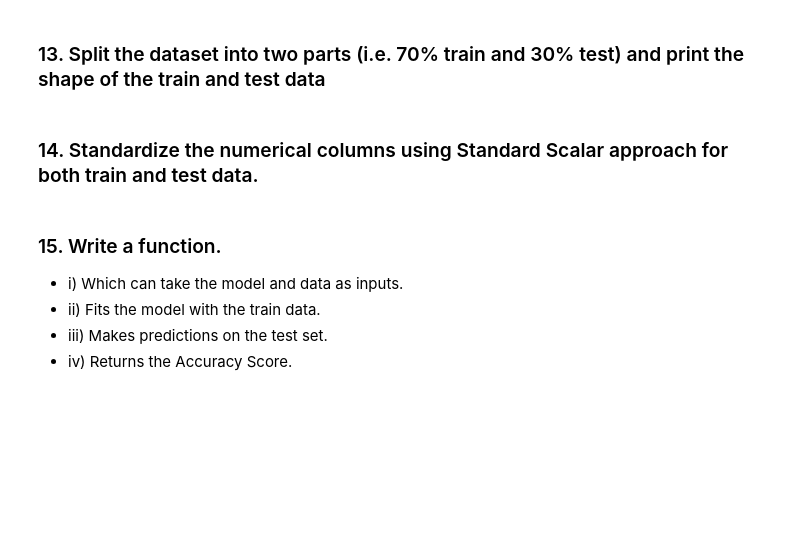
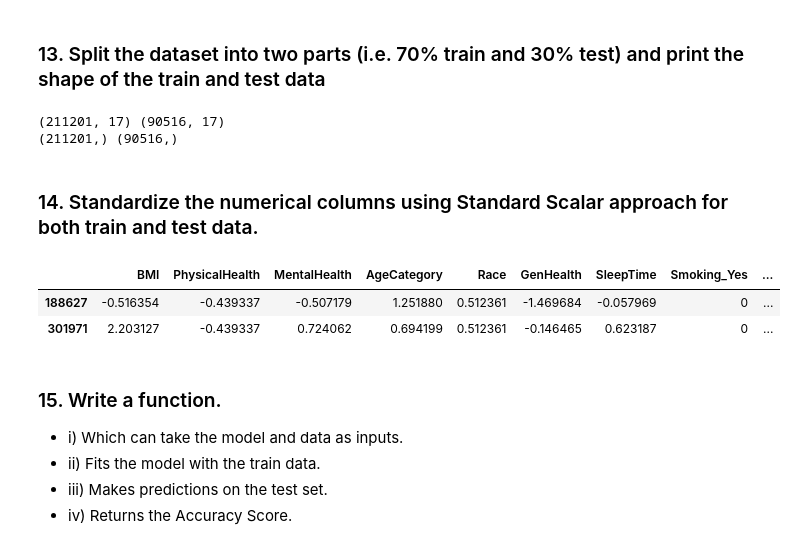
Before and after one commit to Jariwalajerry007/HarshkumarJariwala_Lab3_Python-for-DS, a Jupyter notebook: Supervised Learning - Lab Problem Statement.ipynb, the cells around one changed output. Cells and saved outputs as stored; diff of their text form; code cells hidden in the pictures; blank space fills up the shorter version.

```diff
--- a/Supervised Learning - Lab Problem Statement.ipynb
+++ b/Supervised Learning - Lab Problem Statement.ipynb
@@ -213,4 +286,22 @@ We can observe that the target class distribution is highly imbalanced.
 # %% [markdown]
 ### 13. Split the dataset into two parts (i.e. 70% train and 30% test) and print the shape of the train and test data
+# %%
+X_train, X_test, Y_train, Y_test, = train_test_split(X, Y, test_size=0.30, random_state=1)
+print(X_train.shape,X_test.shape)
+print(Y_train.shape,Y_test.shape)
+# %% [output]
+(211201, 17) (90516, 17)
+(211201,) (90516,)
 # %% [markdown]
 ### 14. Standardize the numerical columns using Standard Scalar approach for both train and test data.
+# %%
+ss = StandardScaler()
+
+X_train.iloc[:,:7] = ss.fit_transform(X_train.iloc[:,:7])
+X_test.iloc[:,:7] = ss.transform(X_test.iloc[:,:7])
+# %%
+X_train.head(2)
+# %% [output]
+|  | BMI | PhysicalHealth | MentalHealth | AgeCategory | Race | GenHealth | SleepTime | Smoking_Yes | ... |
+| 188627 | -0.516354 | -0.439337 | -0.507179 | 1.251880 | 0.512361 | -1.469684 | -0.057969 | 0 | ... |
+| 301971 | 2.203127 | -0.439337 | 0.724062 | 0.694199 | 0.512361 | -0.146465 | 0.623187 | 0 | ... |
```
Also changed, not shown: parts of 19 cells of this notebook.
